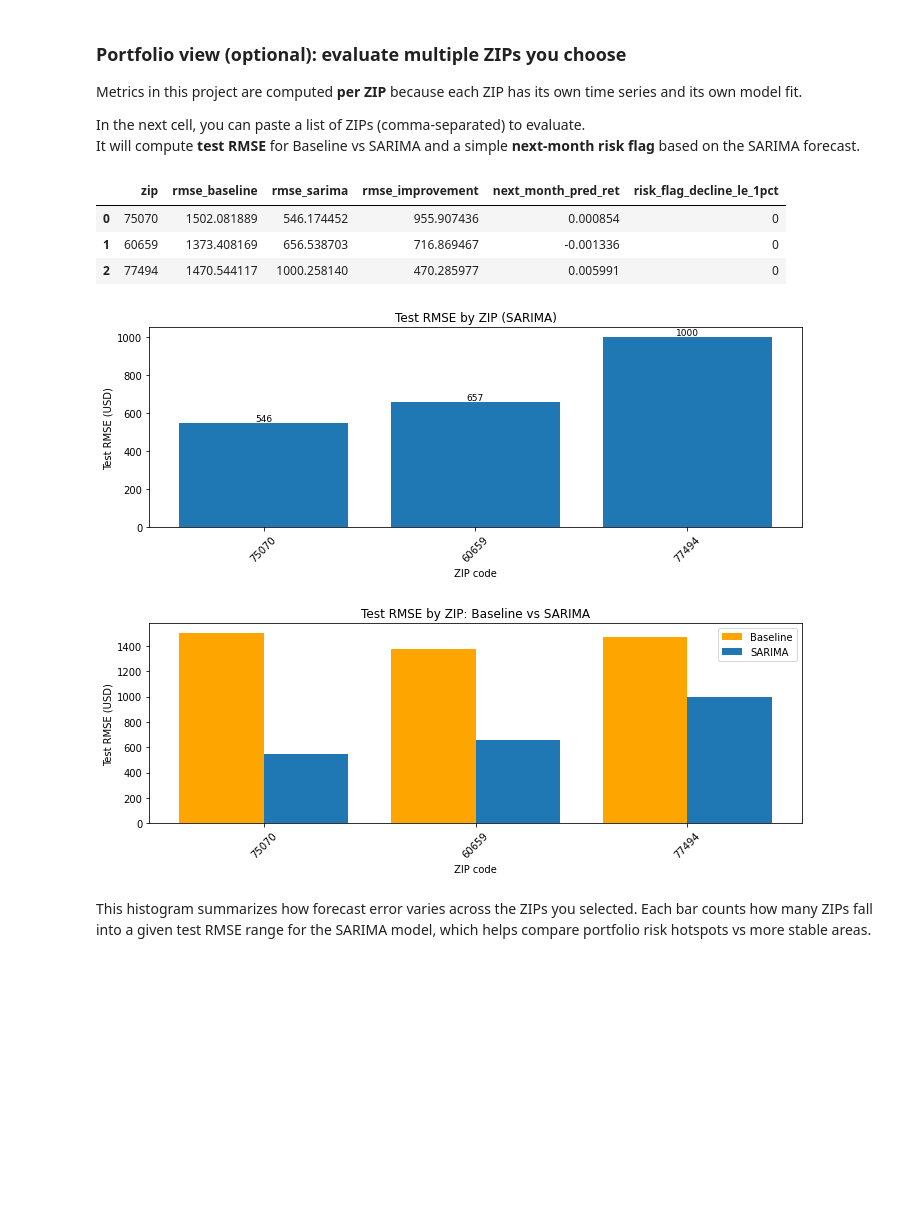
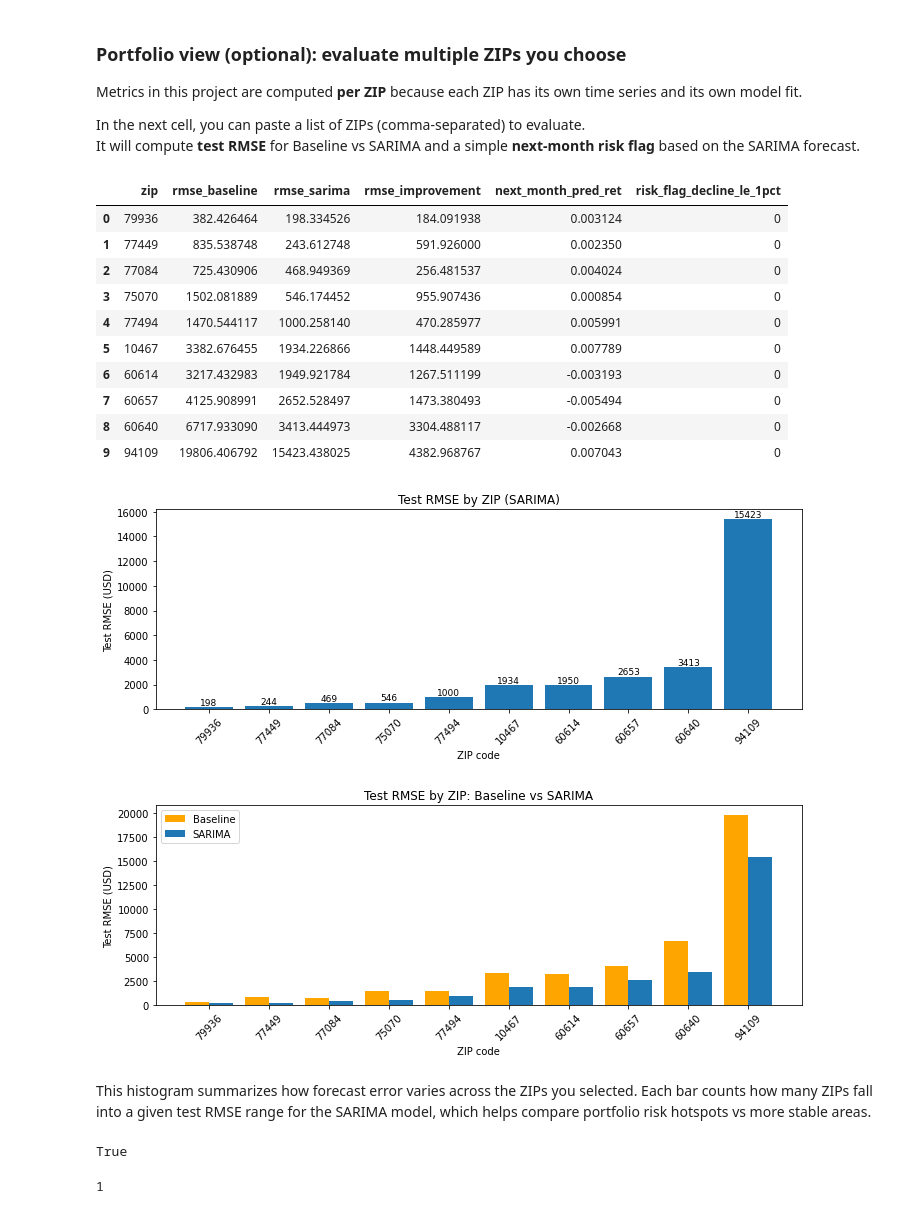
Before and after one commit to rahroy82/home_price_forecast, a Jupyter notebook: notebook.ipynb, the cells around one changed output. Cells and saved outputs as stored; diff of their text form; code cells hidden in the pictures; blank space fills up the shorter version.

```diff
--- a/notebook.ipynb
+++ b/notebook.ipynb
@@ -833,7 +870,7 @@ It will compute **test RMSE** for Baseline vs SARIMA and a simple **next-month r
 import re  # needed for parse_zip_list
 
 # Choose ZIP codes here (comma-separated). Example: "60659, 75070, 77494"
-ZIP_LIST_TEXT = "60659, 75070, 77494"
+ZIP_LIST_TEXT = "60657, 75070, 77494, 60614, 79936, 77084, 10467, 60640, 77449, 94109"
 
 # Material-decline threshold (e.g., -1% next month)
 TAU = -0.01
@@ -938,37 +975,59 @@ if RUN_PORTFOLIO_SCAN:
             plt.figure(figsize=(10, 4))
             plt.bar(plot_df["zip"].astype(str), plot_df["rmse_sarima"])
             plt.title("Test RMSE by ZIP (SARIMA)")
             plt.xlabel("ZIP code")
             plt.ylabel("Test RMSE (USD)")
 
             # Optional: show exact RMSE above each bar
             for i, v in enumerate(plot_df["rmse_sarima"].values):
                 plt.text(i, v, f"{v:.0f}", ha="center", va="bottom", fontsize=9)
 
             plt.xticks(rotation=45)
             plt.tight_layout()
             plt.show()
 
             # --- Chart 2 (optional but useful): Baseline vs SARIMA per ZIP ---
             x = np.arange(len(plot_df))
             width = 0.4
 
             plt.figure(figsize=(10, 4))
             plt.bar(x - width/2, plot_df["rmse_baseline"], width, label="Baseline", color="orange")
             plt.bar(x + width/2, plot_df["rmse_sarima"],   width, label="SARIMA",)
             plt.title("Test RMSE by ZIP: Baseline vs SARIMA")
             plt.xlabel("ZIP code")
             plt.ylabel("Test RMSE (USD)")
             plt.xticks(x, plot_df["zip"].astype(str), rotation=45)
             plt.legend()
             plt.tight_layout()
             plt.show()
 # %% [output]
 |  | zip | rmse_baseline | rmse_sarima | rmse_improvement | next_month_pred_ret | risk_flag_decline_le_1pct |
-| 0 | 75070 | 1502.081889 | 546.174452 | 955.907436 | 0.000854 | 0 |
-| 1 | 60659 | 1373.408169 | 656.538703 | 716.869467 | -0.001336 | 0 |
-| 2 | 77494 | 1470.544117 | 1000.258140 | 470.285977 | 0.005991 | 0 |
+| 0 | 79936 | 382.426464 | 198.334526 | 184.091938 | 0.003124 | 0 |
+| 1 | 77449 | 835.538748 | 243.612748 | 591.926000 | 0.002350 | 0 |
+| 2 | 77084 | 725.430906 | 468.949369 | 256.481537 | 0.004024 | 0 |
+| 3 | 75070 | 1502.081889 | 546.174452 | 955.907436 | 0.000854 | 0 |
+| 4 | 77494 | 1470.544117 | 1000.258140 | 470.285977 | 0.005991 | 0 |
+| 5 | 10467 | 3382.676455 | 1934.226866 | 1448.449589 | 0.007789 | 0 |
+| 6 | 60614 | 3217.432983 | 1949.921784 | 1267.511199 | -0.003193 | 0 |
+| 7 | 60657 | 4125.908991 | 2652.528497 | 1473.380493 | -0.005494 | 0 |
+| 8 | 60640 | 6717.933090 | 3413.444973 | 3304.488117 | -0.002668 | 0 |
+| 9 | 94109 | 19806.406792 | 15423.438025 | 4382.968767 | 0.007043 | 0 |
-[figure, old version]
+[figure, new version]
-[figure, old version]
+[figure, new version]
 # %% [markdown]
 This histogram summarizes how forecast error varies across the ZIPs you selected. Each bar counts how many ZIPs fall into a given test RMSE range for the SARIMA model, which helps compare portfolio risk hotspots vs more stable areas.
+# %%
+last_train = train_f.dropna().iloc[-1]
+baseline_pred = baseline_static_forecast(train_f, val_f)
+
+(baseline_pred == last_train).all()
+# %% [output]
+True
+# %%
+baseline_pred = baseline_static_forecast(train_f, val_f)
+
+baseline_pred.head(6)
+baseline_pred.tail(6)
+baseline_pred.nunique()
+# %% [output]
+1
```
Also changed, not shown: parts of 9 cells of this notebook, 2 other files.
